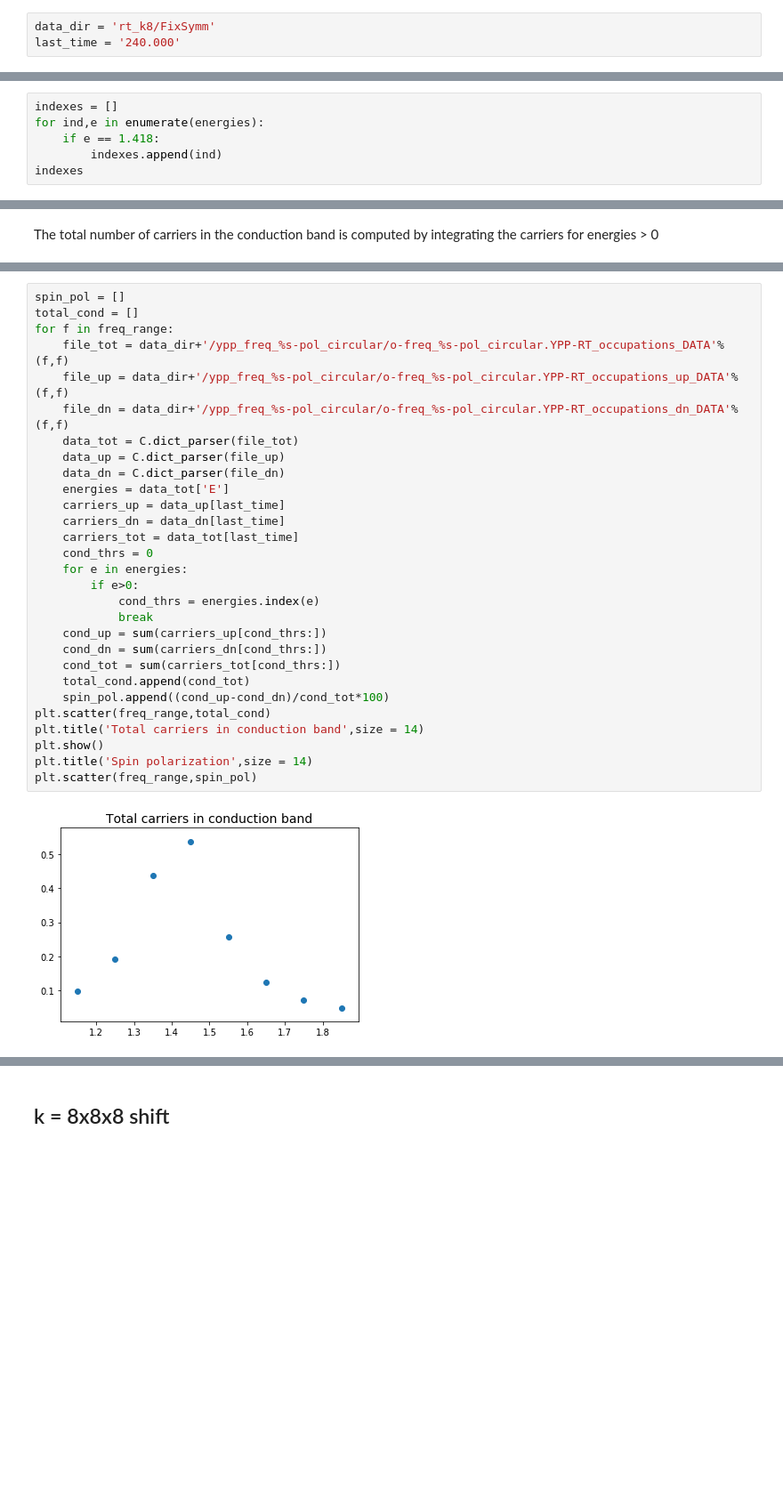
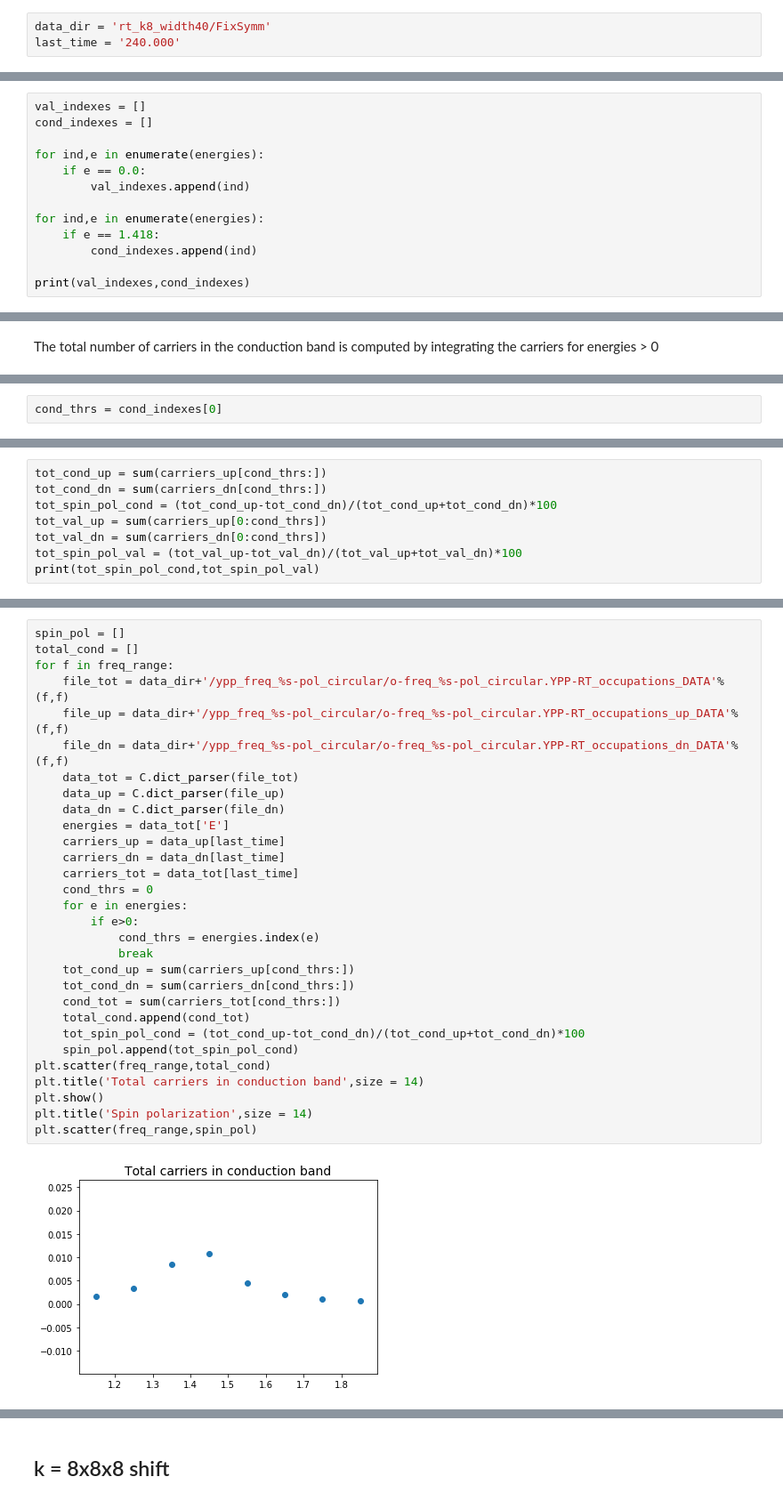
Before and after one commit to marcodalessandro76/Generation-and-decay-of-the-degree-of-spin-polarization-in-GaAs, a Jupyter notebook: Spin_polarization_analysis.ipynb, the cells around one changed output, grey strips where cells are left out. Shown at 89% size. Saved outputs shown, nothing was run; the diff lists cells and outputs as text; blank space fills up the shorter version.

```diff
--- a/Spin_polarization_analysis.ipynb
+++ b/Spin_polarization_analysis.ipynb
@@ -15,5 +15,5 @@ We consider the various samplings of the k-points
 # %%
-data_dir = 'rt_k8/FixSymm'
+data_dir = 'rt_k8_width40/FixSymm'
 last_time = '240.000'
 # %%
 # circular polarization spanning a given frequencies range
@@ -49,9 +50,16 @@ plt.scatter(energies,carriers_dn)
 # %% [markdown]
 See how the spin polarization emerges at E=1.418
 # %%
-indexes = []
+val_indexes = []
+cond_indexes = []
+
+for ind,e in enumerate(energies):
+    if e == 0.0:
+        val_indexes.append(ind)
+
 for ind,e in enumerate(energies):
     if e == 1.418:
-        indexes.append(ind)
-indexes
+        cond_indexes.append(ind)
+
+print(val_indexes,cond_indexes)
 # %% [output]
@@ -100,0 +98,2 @@ spin polarization =  24.32689906028917
+# %%
+cond_thrs = cond_indexes[0]
@@ -100,0 +102,8 @@ spin polarization =  24.32689906028917
+# %%
+tot_cond_up = sum(carriers_up[cond_thrs:])
+tot_cond_dn = sum(carriers_dn[cond_thrs:])
+tot_spin_pol_cond = (tot_cond_up-tot_cond_dn)/(tot_cond_up+tot_cond_dn)*100
+tot_val_up = sum(carriers_up[0:cond_thrs])
+tot_val_dn = sum(carriers_dn[0:cond_thrs])
+tot_spin_pol_val = (tot_val_up-tot_val_dn)/(tot_val_up+tot_val_dn)*100
+print(tot_spin_pol_cond,tot_spin_pol_val)
@@ -103,32 +114,33 @@ We compute the spin polarization for all the frequency range
 # %%
 spin_pol = []
 total_cond = []
 for f in freq_range:
     file_tot = data_dir+'/ypp_freq_%s-pol_circular/o-freq_%s-pol_circular.YPP-RT_occupations_DATA'%(f,f)
     file_up = data_dir+'/ypp_freq_%s-pol_circular/o-freq_%s-pol_circular.YPP-RT_occupations_up_DATA'%(f,f)
     file_dn = data_dir+'/ypp_freq_%s-pol_circular/o-freq_%s-pol_circular.YPP-RT_occupations_dn_DATA'%(f,f)
     data_tot = C.dict_parser(file_tot)
     data_up = C.dict_parser(file_up)
     data_dn = C.dict_parser(file_dn)
     energies = data_tot['E']
     carriers_up = data_up[last_time]
     carriers_dn = data_dn[last_time]
     carriers_tot = data_tot[last_time]
     cond_thrs = 0
     for e in energies:
         if e>0:
             cond_thrs = energies.index(e)
             break
-    cond_up = sum(carriers_up[cond_thrs:])
-    cond_dn = sum(carriers_dn[cond_thrs:])
+    tot_cond_up = sum(carriers_up[cond_thrs:])
+    tot_cond_dn = sum(carriers_dn[cond_thrs:])
     cond_tot = sum(carriers_tot[cond_thrs:])
     total_cond.append(cond_tot)
-    spin_pol.append((cond_up-cond_dn)/cond_tot*100)
+    tot_spin_pol_cond = (tot_cond_up-tot_cond_dn)/(tot_cond_up+tot_cond_dn)*100
+    spin_pol.append(tot_spin_pol_cond)
 plt.scatter(freq_range,total_cond)
 plt.title('Total carriers in conduction band',size = 14)
 plt.show()
 plt.title('Spin polarization',size = 14)
 plt.scatter(freq_range,spin_pol)
 # %% [output]
-[figure, old version]
+[figure, new version]
 <matplotlib.collections.PathCollection at 0x...>
```
Also changed, not shown: parts of 34 cells of this notebook, 3 other files.
